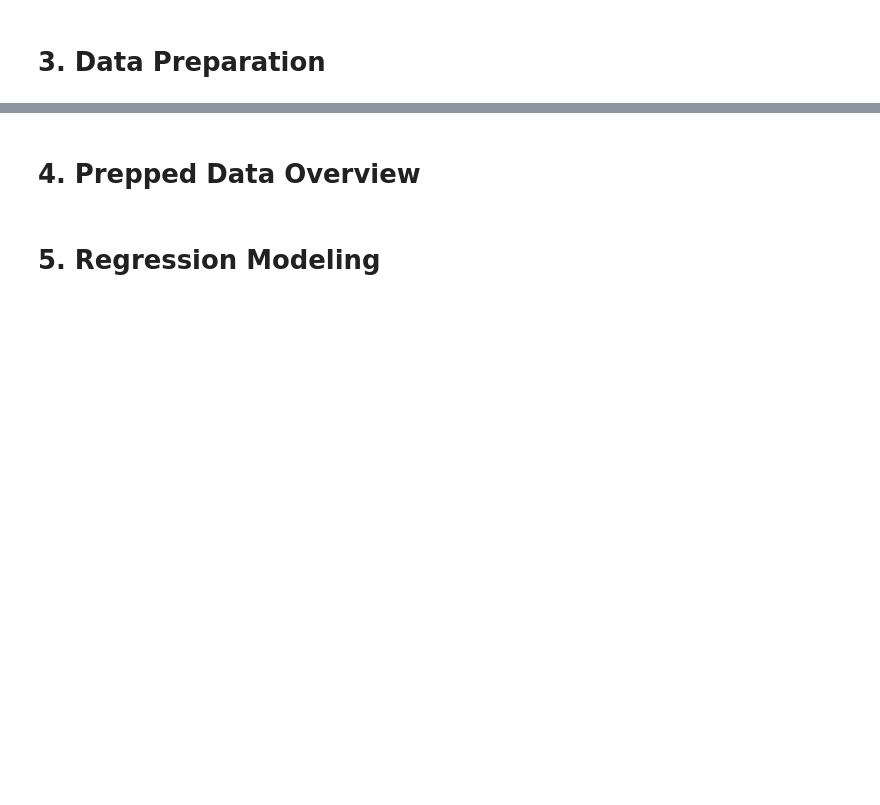
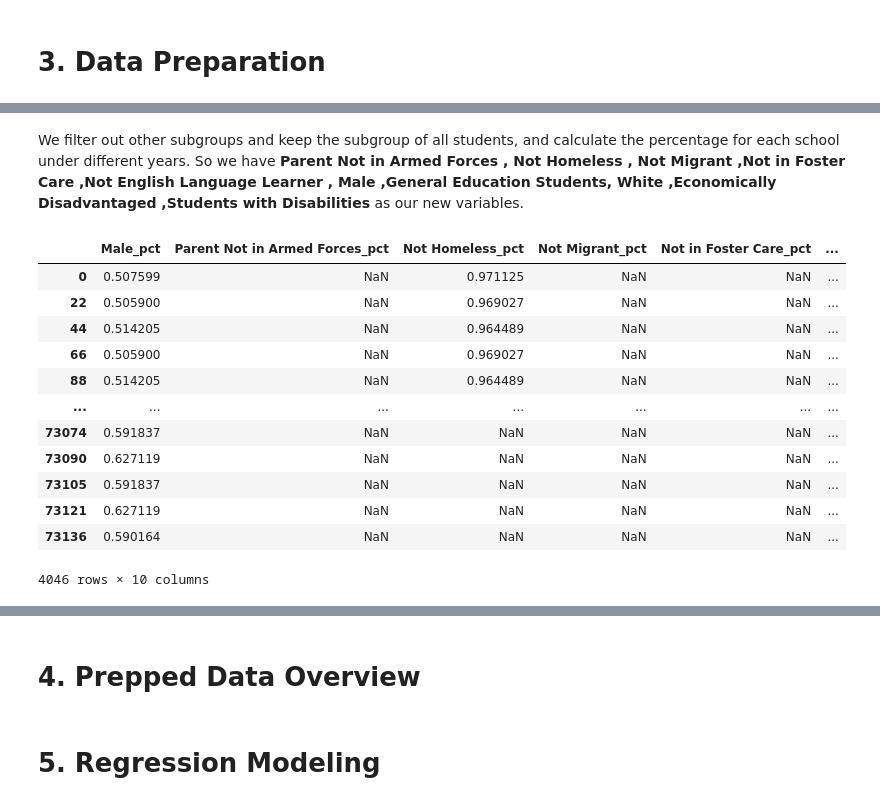
Before and after one commit to jc000222/Data_Science_DAV6150, a Jupyter notebook: M6/m6.ipynb, the cells around one changed output, grey strips where cells are left out. Saved outputs shown, nothing was run; the diff lists cells and outputs as text; code cells hidden in the pictures; blank space fills up the shorter version.

```diff
--- a/M6/m6.ipynb
+++ b/M6/m6.ipynb
@@ -33,0 +134,50 @@ State Education Department (NYSED): https://data.nysed.gov/downloads.php
+# %% [markdown]
+We filter out other subgroups and keep the subgroup of all students, and calculate the percentage for each school under different years.
+So we have __Parent Not in Armed Forces , Not Homeless , Not Migrant ,Not in Foster Care ,Not English Language Learner , Male ,General Education Students, White ,Economically Disadvantaged ,Students with Disabilities__ as our new variables.
+# %%
+#这段像屎一样要运行很久
+df_reshaped=school_raw[school_raw['subgroup_name']=='All Students']
+df_reshaped=df_reshaped.dropna()
+grouped_membership= school_raw.groupby('membership_desc')
+for membership_name, membership in grouped_membership:
+    grouped_school= membership.groupby('aggregation_name')
+    for school_name, school in grouped_school:
+
+        all_student = school[school['subgroup_name']=="All Students"]['enroll_cnt'].iloc[0]
+        if pd.isna(all_student):
+            continue
+        all_student = int(all_student)
+
+
+        for subgroup in ["Male", "Parent Not in Armed Forces", "Not Homeless", "Not Migrant", "Not in Foster Care", "Not English Language Learner", "General Education Students", "White", "Economically Disadvantaged", "Students with Disabilities"]:
+            subgroup_row = school[school['subgroup_name'] == subgroup]
+            if not subgroup_row.empty:
+                subgroup_enroll = subgroup_row['enroll_cnt'].iloc[0]
+            else:
+                subgroup_enroll = np.nan
+
+            if not pd.isna(subgroup_enroll) and all_student != 0:
+                subgroup_pct = int(subgroup_enroll) / all_student
+            else:
+                subgroup_pct = np.nan
+
+            mask_membership = df_reshaped['membership_desc'] == membership_name
+            mask_aggregation = df_reshaped['aggregation_name'] == school_name
+
+            # Apply conditions and assign value to respective subgroup column
+            df_reshaped.loc[mask_membership & mask_aggregation, f'{subgroup}_pct'] = subgroup_pct
+df_reshaped[["Male_pct", "Parent Not in Armed Forces_pct", "Not Homeless_pct", "Not Migrant_pct", "Not in Foster Care_pct", "Not English Language Learner_pct", "General Education Students_pct", "White_pct", "Economically Disadvantaged_pct", "Students with Disabilities_pct"]]
+# %% [output]
+|  | Male_pct | Parent Not in Armed Forces_pct | Not Homeless_pct | Not Migrant_pct | Not in Foster Care_pct | ... |
+| 0 | 0.507599 | NaN | 0.971125 | NaN | NaN | ... |
+| 22 | 0.505900 | NaN | 0.969027 | NaN | NaN | ... |
+| 44 | 0.514205 | NaN | 0.964489 | NaN | NaN | ... |
+| 66 | 0.505900 | NaN | 0.969027 | NaN | NaN | ... |
+| 88 | 0.514205 | NaN | 0.964489 | NaN | NaN | ... |
+| ... | ... | ... | ... | ... | ... | ... |
+| 73074 | 0.591837 | NaN | NaN | NaN | NaN | ... |
+| 73090 | 0.627119 | NaN | NaN | NaN | NaN | ... |
+| 73105 | 0.591837 | NaN | NaN | NaN | NaN | ... |
+| 73121 | 0.627119 | NaN | NaN | NaN | NaN | ... |
+| 73136 | 0.590164 | NaN | NaN | NaN | NaN | ... |
+4046 rows × 10 columns
```
Also changed, not shown: parts of 20 cells of this notebook, 8 other files.
